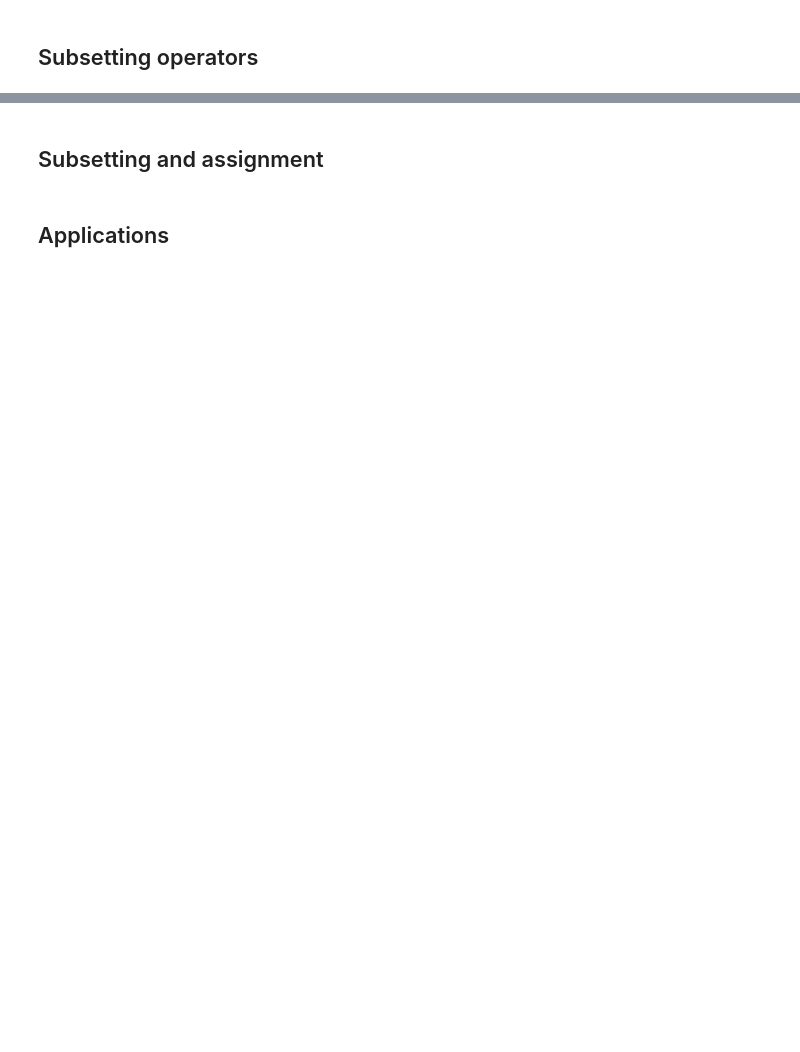
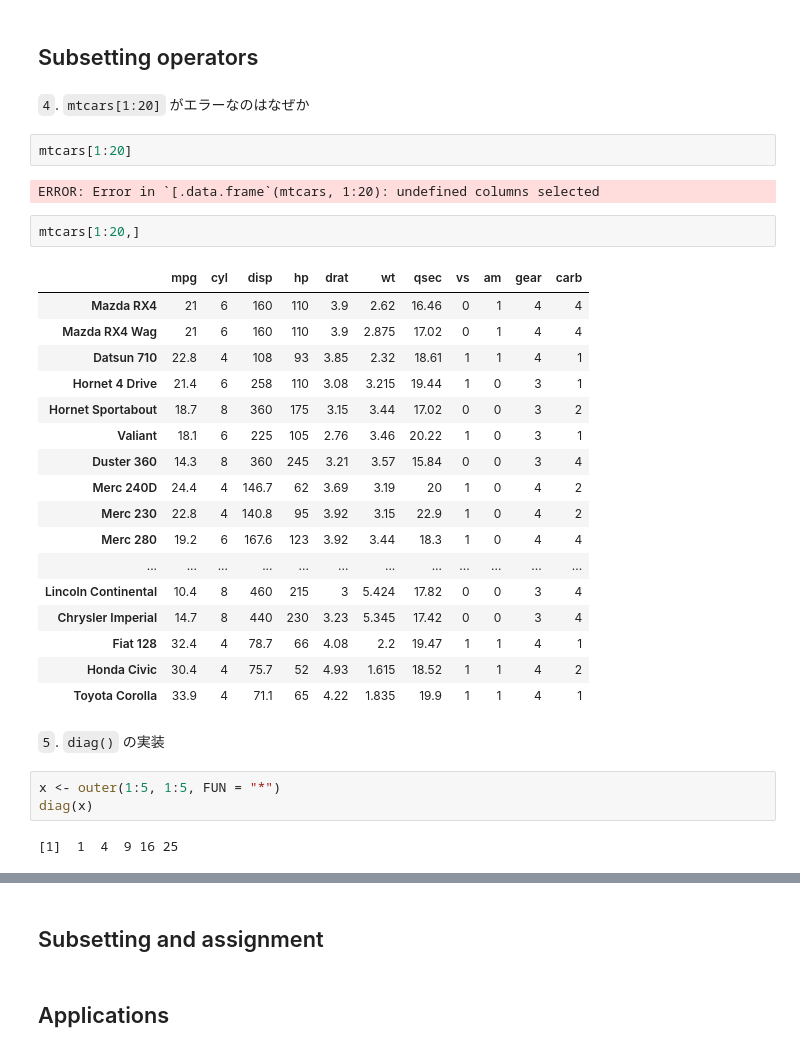
Before and after one commit to pgm111/study-AdvancedR, a Jupyter notebook: 03-Subsetting.ipynb, the cells around one changed output, grey strips where cells are left out. Cells and saved outputs as stored; diff of their text form; blank space fills up the shorter version.

```diff
--- a/03-Subsetting.ipynb
+++ b/03-Subsetting.ipynb
@@ -206,2 +371,35 @@ str(df[, "x"])
 # %% [markdown]
 ## Subsetting operators
+# %% [markdown]
+`4`. `mtcars[1:20]` がエラーなのはなぜか
+# %%
+mtcars[1:20]
+# %% [output]
+ERROR: Error in `[.data.frame`(mtcars, 1:20): undefined columns selected
+# %%
+mtcars[1:20,]
+# %% [output]
+|  | mpg | cyl | disp | hp | drat | wt | qsec | vs | am | gear | carb |
+| Mazda RX4 | 21 | 6 | 160 | 110 | 3.9 | 2.62 | 16.46 | 0 | 1 | 4 | 4 |
+| Mazda RX4 Wag | 21 | 6 | 160 | 110 | 3.9 | 2.875 | 17.02 | 0 | 1 | 4 | 4 |
+| Datsun 710 | 22.8 | 4 | 108 | 93 | 3.85 | 2.32 | 18.61 | 1 | 1 | 4 | 1 |
+| Hornet 4 Drive | 21.4 | 6 | 258 | 110 | 3.08 | 3.215 | 19.44 | 1 | 0 | 3 | 1 |
+| Hornet Sportabout | 18.7 | 8 | 360 | 175 | 3.15 | 3.44 | 17.02 | 0 | 0 | 3 | 2 |
+| Valiant | 18.1 | 6 | 225 | 105 | 2.76 | 3.46 | 20.22 | 1 | 0 | 3 | 1 |
+| Duster 360 | 14.3 | 8 | 360 | 245 | 3.21 | 3.57 | 15.84 | 0 | 0 | 3 | 4 |
+| Merc 240D | 24.4 | 4 | 146.7 | 62 | 3.69 | 3.19 | 20 | 1 | 0 | 4 | 2 |
+| Merc 230 | 22.8 | 4 | 140.8 | 95 | 3.92 | 3.15 | 22.9 | 1 | 0 | 4 | 2 |
+| Merc 280 | 19.2 | 6 | 167.6 | 123 | 3.92 | 3.44 | 18.3 | 1 | 0 | 4 | 4 |
+| ... | ... | ... | ... | ... | ... | ... | ... | ... | ... | ... | ... |
+| Lincoln Continental | 10.4 | 8 | 460 | 215 | 3 | 5.424 | 17.82 | 0 | 0 | 3 | 4 |
+| Chrysler Imperial | 14.7 | 8 | 440 | 230 | 3.23 | 5.345 | 17.42 | 0 | 0 | 3 | 4 |
+| Fiat 128 | 32.4 | 4 | 78.7 | 66 | 4.08 | 2.2 | 19.47 | 1 | 1 | 4 | 1 |
+| Honda Civic | 30.4 | 4 | 75.7 | 52 | 4.93 | 1.615 | 18.52 | 1 | 1 | 4 | 2 |
+| Toyota Corolla | 33.9 | 4 | 71.1 | 65 | 4.22 | 1.835 | 19.9 | 1 | 1 | 4 | 1 |
+# %% [markdown]
+`5`. `diag()` の実装
+# %%
+x <- outer(1:5, 1:5, FUN = "*")
+diag(x)
+# %% [output]
+[1]  1  4  9 16 25
```
Also changed, not shown: parts of 22 cells of this notebook.
